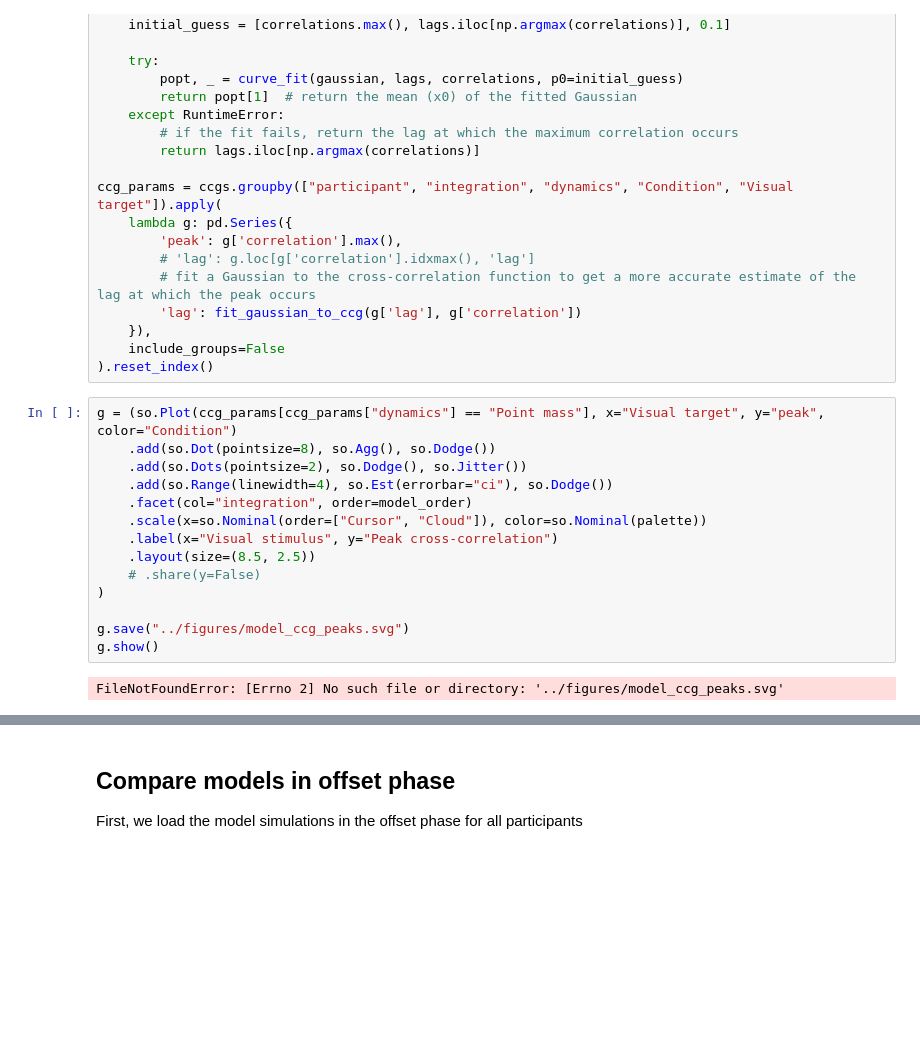
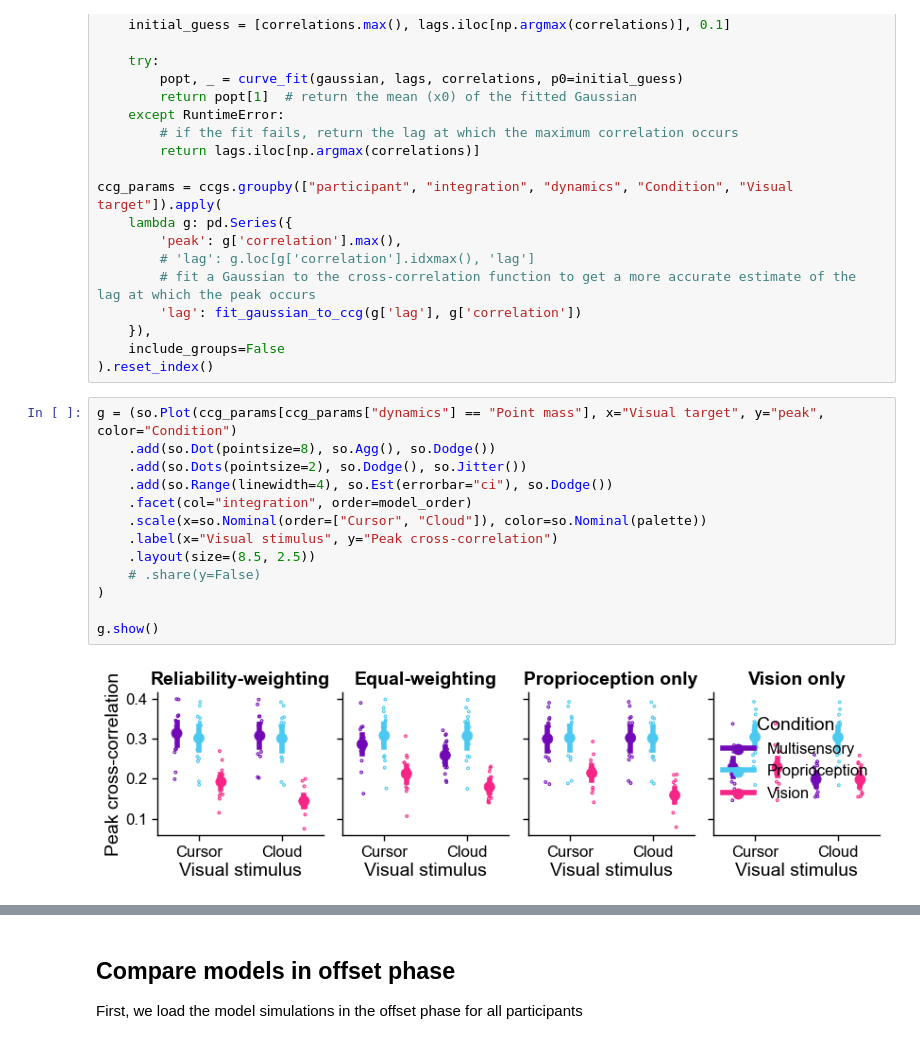
Before and after one commit to dominikstrb/cpp-proprioception, a Jupyter notebook: notebooks/MultisensoryModelResults.ipynb, the cells around one changed output, grey strips where cells are left out. Drawn from its saved outputs; the diff is of its cells as text; blank space fills up the shorter version.

```diff
--- a/notebooks/MultisensoryModelResults.ipynb
+++ b/notebooks/MultisensoryModelResults.ipynb
@@ -321,19 +321,18 @@ ccg_params = ccgs.groupby(["participant", "integration", "dynamics", "Condition"
 # %%
 g = (so.Plot(ccg_params[ccg_params["dynamics"] == "Point mass"], x="Visual target", y="peak", color="Condition")
     .add(so.Dot(pointsize=8), so.Agg(), so.Dodge())
     .add(so.Dots(pointsize=2), so.Dodge(), so.Jitter())
     .add(so.Range(linewidth=4), so.Est(errorbar="ci"), so.Dodge())
     .facet(col="integration", order=model_order)
     .scale(x=so.Nominal(order=["Cursor", "Cloud"]), color=so.Nominal(palette))
     .label(x="Visual stimulus", y="Peak cross-correlation")
     .layout(size=(8.5, 2.5))
     # .share(y=False)
 )
 
-g.save("../figures/model_ccg_peaks.svg")
 g.show()
 # %% [output]
-FileNotFoundError: [Errno 2] No such file or directory: '../figures/model_ccg_peaks.svg'
+[figure, added]
 # %%
 g = (so.Plot(ccg_params[ccg_params["dynamics"] == "Point mass"], x="Visual target", y="lag", color="Condition")
     .add(so.Dot(pointsize=8), so.Agg(), so.Dodge())
```
Also changed, not shown: parts of 5 cells of this notebook.
